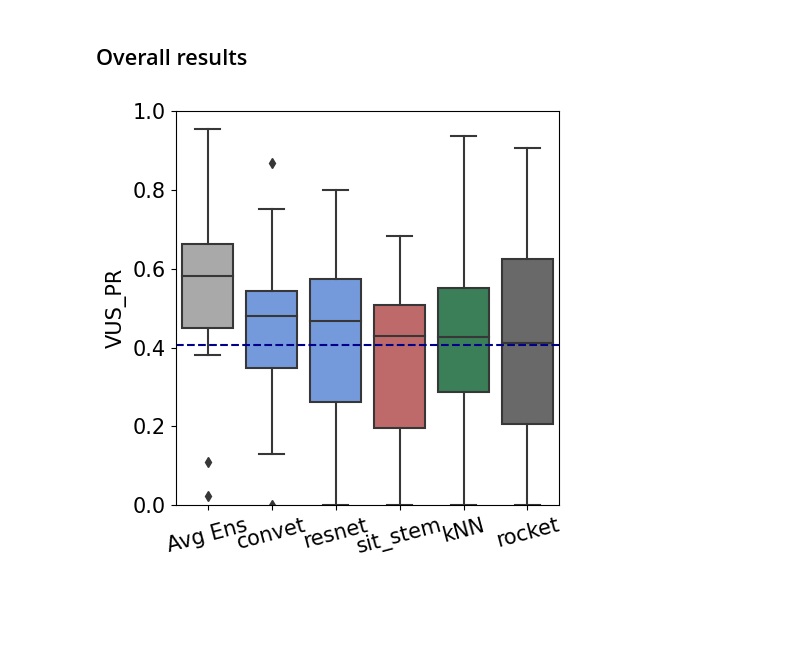
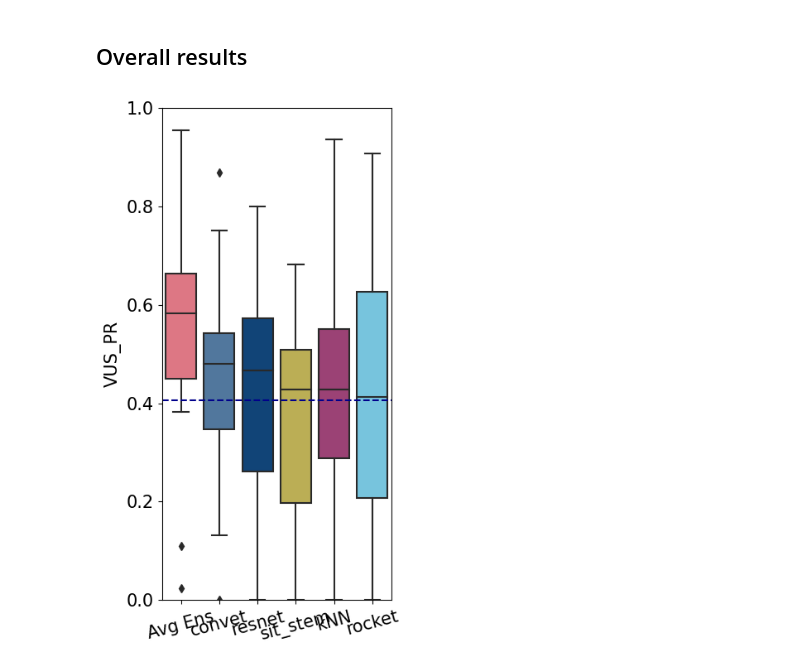
Before and after one commit to boniolp/MSAD, a Jupyter notebook: experiments/accuracy_analysis/Unsupervised_Evaluation.ipynb, the cells around one changed output. Saved outputs shown, nothing was run; the diff lists cells and outputs as text; code cells hidden in the pictures; blank space fills up the shorter version.

Commit message:
Changes to the plots

```diff
--- a/experiments/accuracy_analysis/Unsupervised_Evaluation.ipynb
+++ b/experiments/accuracy_analysis/Unsupervised_Evaluation.ipynb
@@ -9,6 +9,19 @@ from itertools import cycle, islice
 
 from IPython.display import display, HTML
 display(HTML("<style>.container { width:80% !important; }</style>"))
+# %%
+# Bright Version of Paul Tol Color Blind Friendly Palette
+methods_colors = {
+    "oracle": "#FFFFFF",          # White (neutral)
+    "avg_ens": "#EE6677",         # Red (bad)
+    "best_ms": "#228833",         # Very good (green)
+    "detectors": "#BBBBBB",       # Kinda bad (grey)
+    "feature_based": "#AA3377",   # Interesting (purple)
+    "sit": "#CCBB44",             # MVP (yellow)
+    "conv": "#4477AA",            # Good robust models (blue)
+    "conv_2": "#004488",          # The same as conv (darker blue)
+    "rocket": "#66CCEE"           # Uses conv kernels as conv (cyan)
+}
 # %% [markdown]
 # Get results data
 
@@ -78,19 +91,19 @@ plt.tight_layout()
 # %%
 df_to_plot = df_transfer_res[all_method_score].subtract(df_transfer_res['worst_ad_test'], axis=0).div(df_transfer_res['Oracle']-df_transfer_res['worst_ad_test'],axis=0)
 
 order = list(df_to_plot.median().sort_values().index)[::-1]
 
 plt.rcParams.update({'font.size': 15})
 
-my_pal = {"Avg Ens": "darkgrey", "convnet_default_128_score": "cornflowerblue", "resnet_default_1024_score":"cornflowerblue", 'knn_1024_score':'seagreen', 'rocket_128_score':'dimgrey', 'sit_stem_original_512_score':'indianred'}
+my_pal = {"Avg Ens": methods_colors["avg_ens"], "convnet_default_128_score": methods_colors["conv"], "resnet_default_1024_score": methods_colors["conv_2"], 'knn_1024_score': methods_colors["feature_based"], 'rocket_128_score':methods_colors["rocket"], 'sit_stem_original_512_score':methods_colors["sit"]}
 names_graph = ['Avg Ens','convet','resnet','sit_stem','kNN','rocket']
 
-plt.figure(figsize=(5,5))
+plt.figure(figsize=(4, 7))
 sns.boxplot(df_to_plot,order=order,palette=my_pal)
 plt.xticks(list(range(len(names_graph))),names_graph,rotation=15)
 plt.ylim(0,1)
 plt.ylabel(measure_name)
 plt.axhline(df_transfer_res['best_ad_train'].subtract(df_transfer_res['worst_ad_test'], axis=0).div(df_transfer_res['Oracle']-df_transfer_res['worst_ad_test'],axis=0).mean(),linestyle='--',color='darkblue')
 plt.tight_layout()
 # %% [output]
-[figure, old version]
+[figure, new version]
```
Also changed, not shown: 1 other file.
